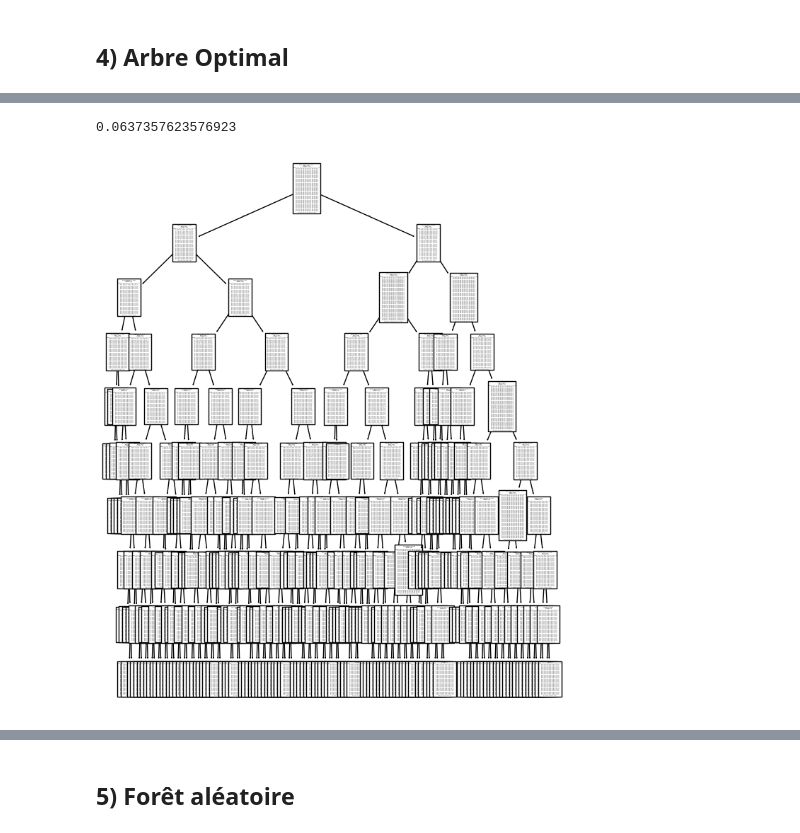
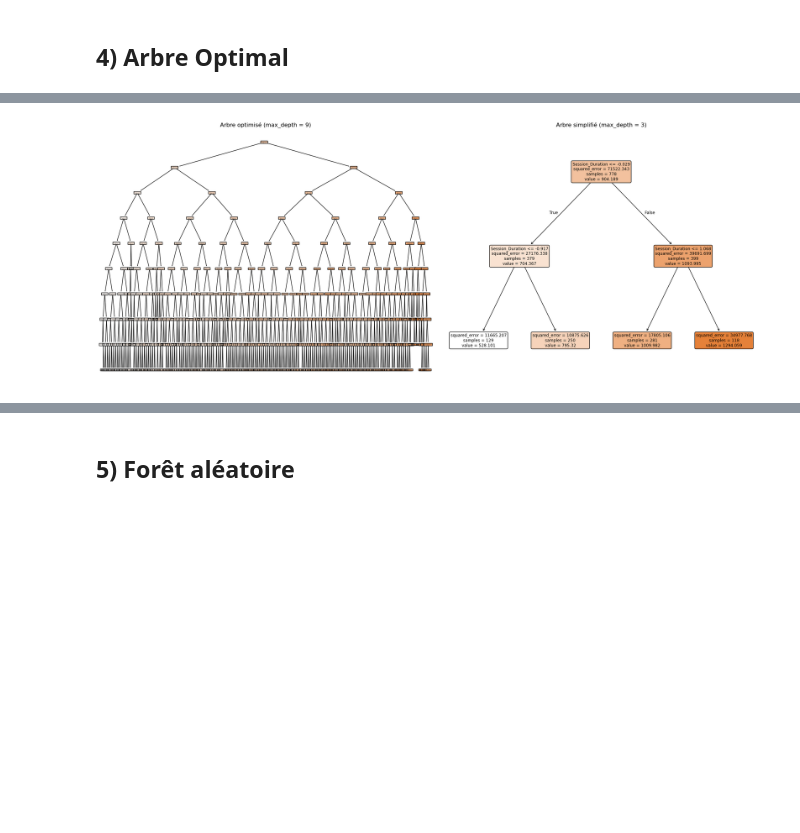
Before and after one commit to albanevergnes/projetML, a Jupyter notebook: Projet_python.ipynb, the cells around one changed output, grey strips where cells are left out. Saved outputs shown, nothing was run; the diff lists cells and outputs as text; code cells hidden in the pictures; blank space fills up the shorter version.

```diff
--- a/Projet_python.ipynb
+++ b/Projet_python.ipynb
@@ -350,15 +353,35 @@ Meilleur score (R²) = 0.922390, Meilleur paramètre = {'max_depth': 9}
 # %%
 # Estimation de l'erreur de prévision
-1-treeOpt.score(Xr_test,Y_test)
+Q2_DTR=treeOpt.score(Xr_test,Y_test)
-# %% [output]
-0.0637357623576923
-# %%
-from sklearn.tree import plot_tree
-import matplotlib.pyplot as plt
-
-treeG=DecisionTreeClassifier(max_depth=treeOpt.best_params_['max_depth'])
-treeG.fit(Xr_train,Y_train)
-plot_tree(treeG,feature_names=dfC.columns.tolist());
-plt.show()
-# %% [output]
-[figure, removed]
+# %%
+# Arbre optimisé
+tree_opt = DecisionTreeRegressor(max_depth=treeOpt.best_params_['max_depth'])
+tree_opt.fit(Xr_train, Y_train)
+
+# Arbre simplifié à profondeur 3
+tree_depth3 = DecisionTreeRegressor(max_depth=2)
+tree_depth3.fit(Xr_train, Y_train)
+
+# Affichage côte à côte
+plt.figure(figsize=(20, 8))
+
+plt.subplot(1, 2, 1)
+plot_tree(tree_opt,
+          feature_names=dfC.columns.tolist(),
+          filled=True,
+          rounded=True,
+          max_depth=treeOpt.best_params_['max_depth'])
+plt.title(f"Arbre optimisé (max_depth = {treeOpt.best_params_['max_depth']})")
+
+plt.subplot(1, 2, 2)
+plot_tree(tree_depth3,
+          feature_names=dfC.columns.tolist(),
+          filled=True,
+          rounded=True,
+          max_depth=3)
+plt.title("Arbre simplifié (max_depth = 3)")
+
+plt.tight_layout()
+plt.show()
+# %% [output]
+[figure, added]
```
Also changed, not shown: parts of 59 cells of this notebook, 1 other file.
